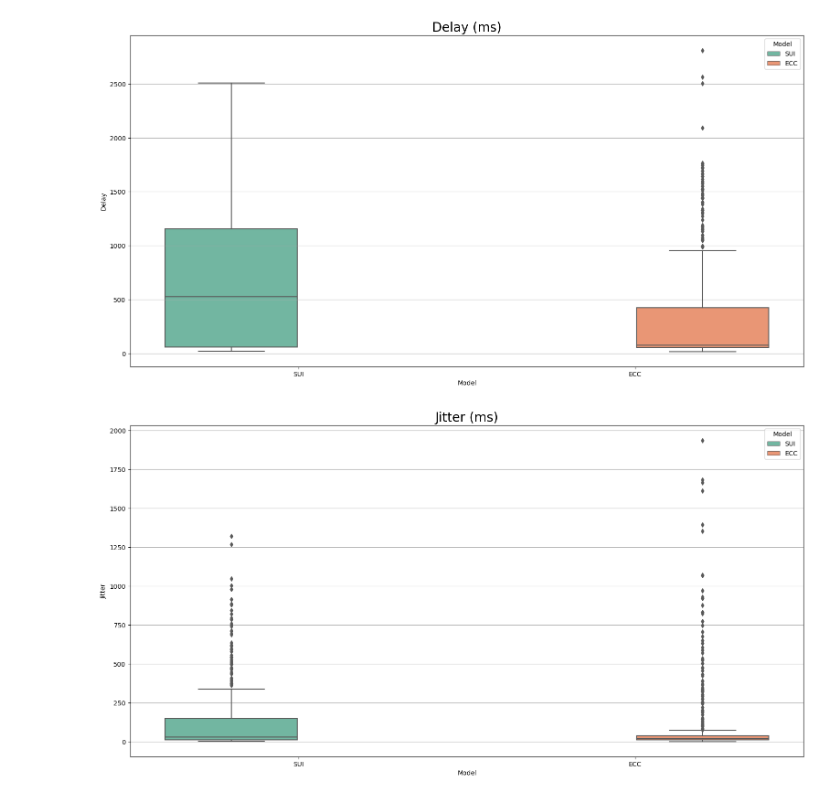
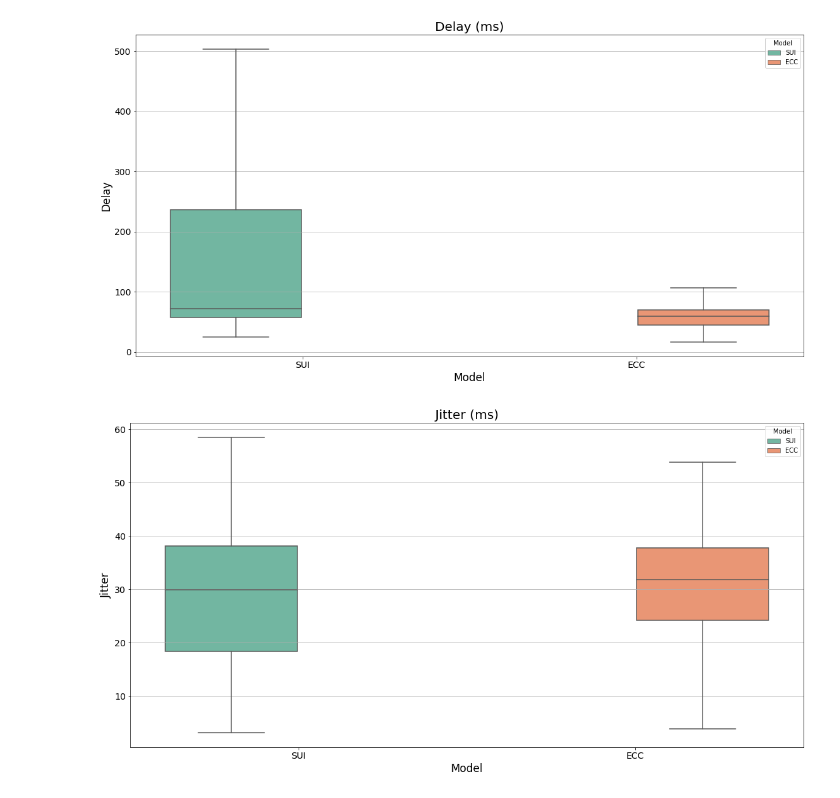
Before and after one commit to albert-santos/flowmon-results, a Jupyter notebook: metrics_analysis.ipynb, the cells around one changed output. Saved outputs shown, nothing was run; the diff lists cells and outputs as text; code cells hidden in the pictures.

```diff
--- a/metrics_analysis.ipynb
+++ b/metrics_analysis.ipynb
@@ -58,21 +63,29 @@ ax.grid(True, axis='y')
 # Adiciona um título para a região de plotagem (ax)
 ax.set_title("Delay (ms)", size=20)
 
-grafico = sns.boxplot(data=df_metrics, y = 'Delay', x = 'Model', palette="Set2", ax=ax, hue='Model')
-#grafico = sns.boxplot(data=df_metrics, y = 'Delay', x = 'Model', palette="Set2", ax=ax, hue='Model', showfliers=False)
+plt.xlabel('Model', fontsize=17)
+plt.ylabel('Delay', fontsize=17)
+plt.tick_params(axis='both', which='major', labelsize=14)
+
+#grafico = sns.boxplot(data=df_metrics, y = 'Delay', x = 'Model', palette="Set2", ax=ax, hue='Model')
+grafico = sns.boxplot(data=df_metrics, y = 'Delay', x = 'Model', palette="Set2", ax=ax, hue='Model', showfliers=False)
 # %% [output]
-[figure, old version]
+[figure, new version]
 # %%
 fig, ax = plt.subplots(figsize=(19, 9.4))
 ax.grid(True, axis='y')
 
 # Adiciona um título para a região de plotagem (ax)
 ax.set_title("Jitter (ms)", size=20)
 
-grafico = sns.boxplot(data=df_metrics, y = 'Jitter', x = 'Model', palette="Set2", ax=ax, hue='Model')
-#grafico = sns.boxplot(data=df_metrics, y = 'Jitter', x = 'Model', palette="Set2", ax=ax, hue='Model', showfliers=False)
+plt.xlabel('Model', fontsize=17)
+plt.ylabel('Jitter', fontsize=17)
+plt.tick_params(axis='both', which='major', labelsize=14)
+
+#grafico = sns.boxplot(data=df_metrics, y = 'Jitter', x = 'Model', palette="Set2", ax=ax, hue='Model')
+grafico = sns.boxplot(data=df_metrics, y = 'Jitter', x = 'Model', palette="Set2", ax=ax, hue='Model', showfliers=False)
 # %% [output]
-[figure, old version]
+[figure, new version]
 # %%
 fig, ax = plt.subplots(figsize=(19, 9.4))
 ax.grid(True, axis='y')
```
Also changed, not shown: parts of 9 cells of this notebook, 17 other files.
